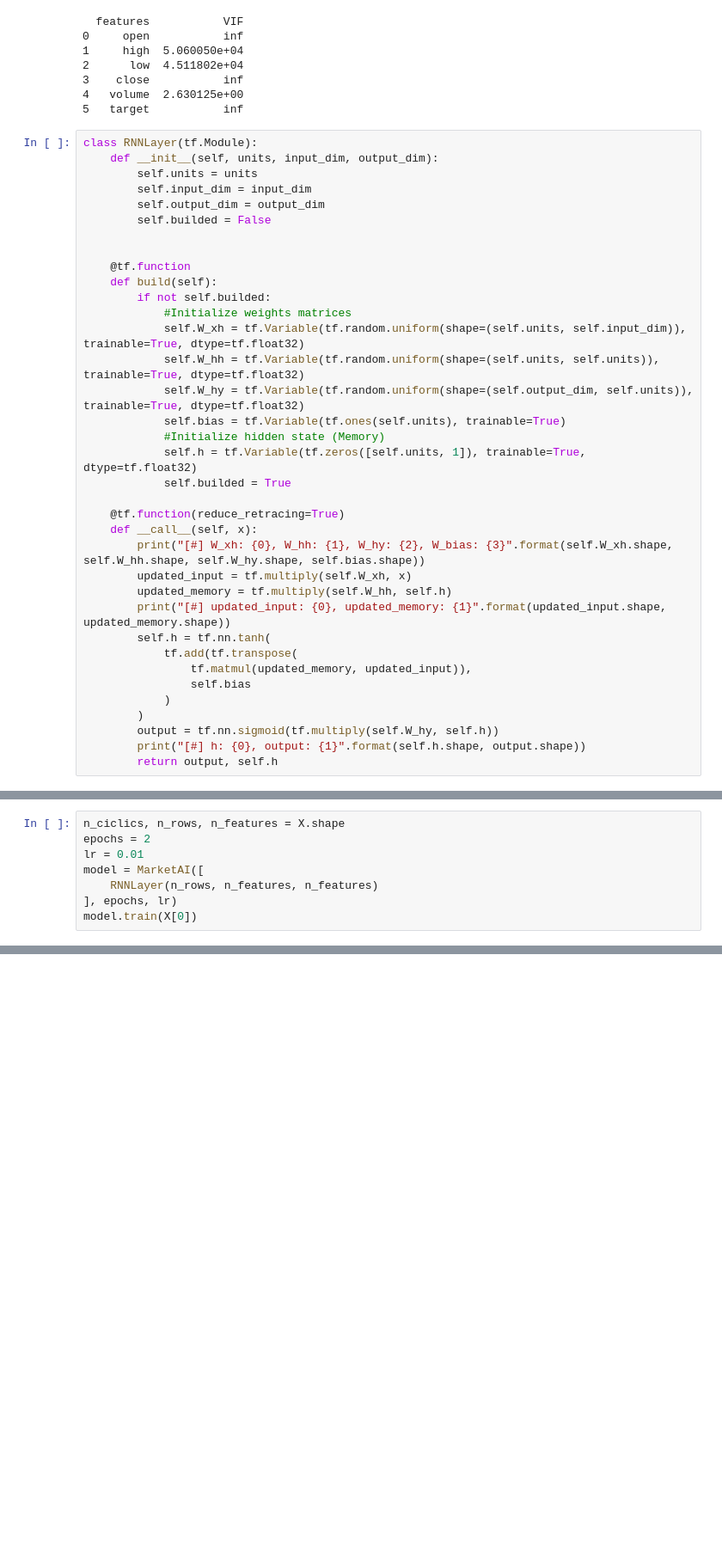
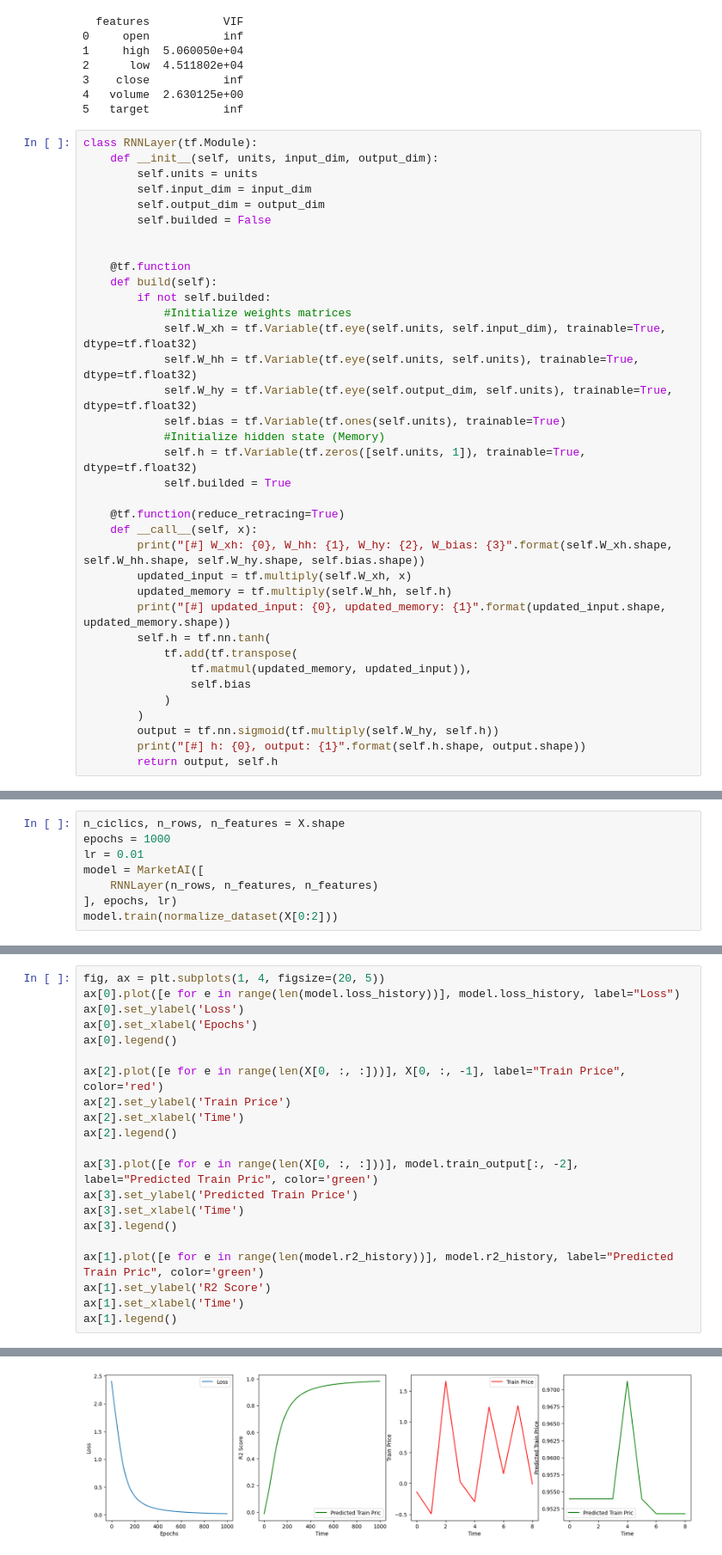
Before and after one commit to cecinuga/MarketAI, a Jupyter notebook: Models/MarketAI.ipynb, the cells around one changed output, grey strips where cells are left out. Shown at 86% size. Cells and saved outputs as stored; diff of their text form; blank space fills up the shorter version.

```diff
--- a/Models/MarketAI.ipynb
+++ b/Models/MarketAI.ipynb
@@ -109,9 +109,9 @@ class RNNLayer(tf.Module):
     def build(self):
         if not self.builded:
             #Initialize weights matrices
-            self.W_xh = tf.Variable(tf.random.uniform(shape=(self.units, self.input_dim)), trainable=True, dtype=tf.float32)
-            self.W_hh = tf.Variable(tf.random.uniform(shape=(self.units, self.units)), trainable=True, dtype=tf.float32)
-            self.W_hy = tf.Variable(tf.random.uniform(shape=(self.output_dim, self.units)), trainable=True, dtype=tf.float32)
+            self.W_xh = tf.Variable(tf.eye(self.units, self.input_dim), trainable=True, dtype=tf.float32)
+            self.W_hh = tf.Variable(tf.eye(self.units, self.units), trainable=True, dtype=tf.float32)
+            self.W_hy = tf.Variable(tf.eye(self.output_dim, self.units), trainable=True, dtype=tf.float32)
             self.bias = tf.Variable(tf.ones(self.units), trainable=True)
             #Initialize hidden state (Memory)
             self.h = tf.Variable(tf.zeros([self.units, 1]), trainable=True, dtype=tf.float32)
@@ -170,10 +184,10 @@ class MarketAI(tf.Module):
 # %%
 n_ciclics, n_rows, n_features = X.shape
-epochs = 2
+epochs = 1000
 lr = 0.01
 model = MarketAI([
     RNNLayer(n_rows, n_features, n_features)
 ], epochs, lr)
-model.train(X[0])
+model.train(normalize_dataset(X[0:2]))
 # %% [output]
 WARNING:tensorflow:5 out of the last 5 calls to <function RNNLayer.build at 0x...> triggered tf.function retracing. Tracing is expensive and the excessive number of tracings could be due to (1) creati ...
@@ -186,0 +208,22 @@ WARNING:tensorflow:5 out of the last 9 calls to <function MarketAI._backprop at
+# %%
+fig, ax = plt.subplots(1, 4, figsize=(20, 5))
+ax[0].plot([e for e in range(len(model.loss_history))], model.loss_history, label="Loss")
+ax[0].set_ylabel('Loss')
+ax[0].set_xlabel('Epochs')
+ax[0].legend()
+
+ax[2].plot([e for e in range(len(X[0, :, :]))], X[0, :, -1], label="Train Price", color='red')
+ax[2].set_ylabel('Train Price')
+ax[2].set_xlabel('Time')
+ax[2].legend()
+
+ax[3].plot([e for e in range(len(X[0, :, :]))], model.train_output[:, -2], label="Predicted Train Pric", color='green')
+ax[3].set_ylabel('Predicted Train Price')
+ax[3].set_xlabel('Time')
+ax[3].legend()
+
+ax[1].plot([e for e in range(len(model.r2_history))], model.r2_history, label="Predicted Train Pric", color='green')
+ax[1].set_ylabel('R2 Score')
+ax[1].set_xlabel('Time')
+ax[1].legend()
+# %% [output]
@@ -186,0 +231 @@ WARNING:tensorflow:5 out of the last 9 calls to <function MarketAI._backprop at
+[figure, added]
```
Also changed, not shown: parts of 3 cells of this notebook.
